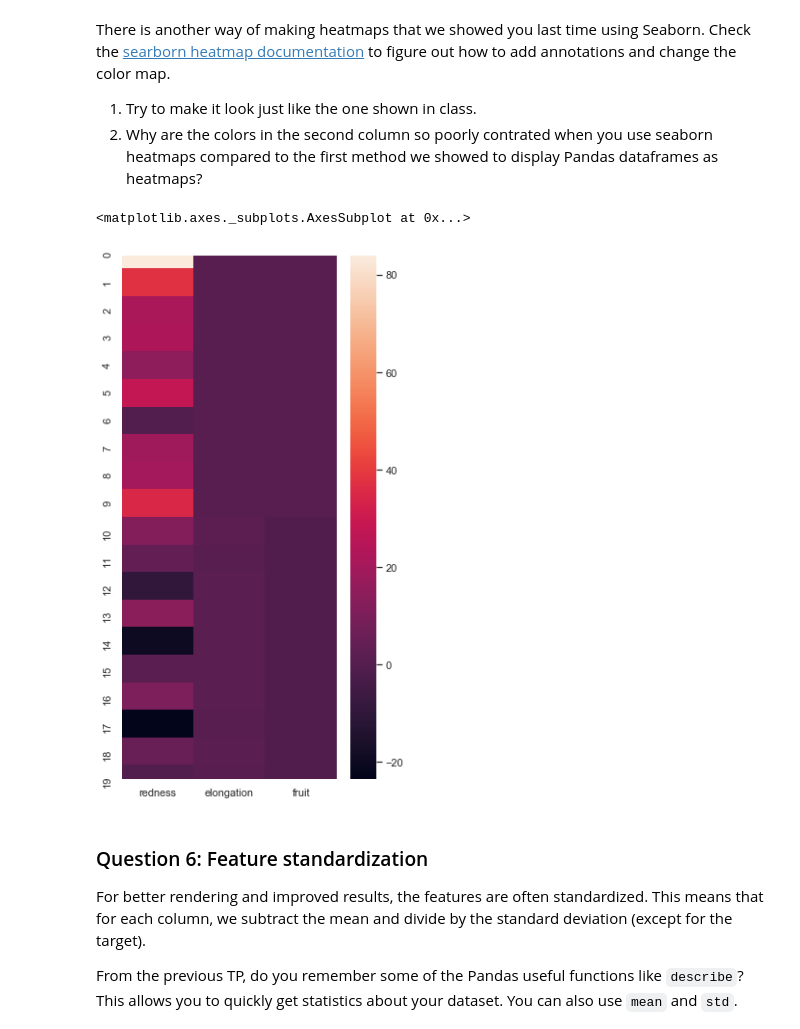
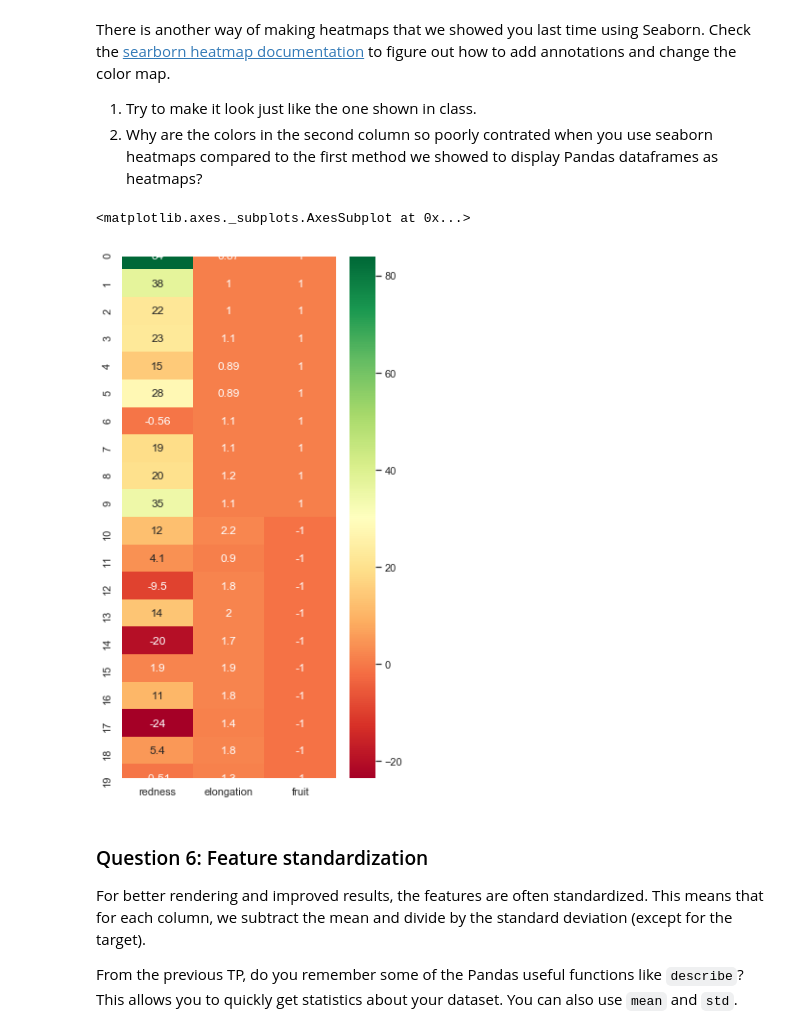
Before and after one commit to Guildart/info232, a Jupyter notebook: TP1/TP1.ipynb, the cells around one changed output. Drawn from its saved outputs; the diff is of its cells as text; code cells hidden in the pictures.

```diff
--- a/TP1/TP1.ipynb
+++ b/TP1/TP1.ipynb
@@ -322,12 +320,12 @@ There is another way of making heatmaps that we showed you last time using Seabo
 # %%
 import seaborn as sns; sns.set()
 fig = plt.figure(figsize=(5,10))
 # Put your code here the create a seaborn heat map
 # looking like the one shown in class
-sns.heatmap(_XY)
+sns.heatmap(_XY, cmap="RdYlGn", annot=True)
 # %% [output]
 <matplotlib.axes._subplots.AxesSubplot at 0x...>
-[figure, old version]
+[figure, new version]
 # %% [markdown]
 ### Question 6: Feature standardization
 For better rendering and improved results, the features are often standardized. This means that for each column, we subtract the mean and divide by the standard deviation (except for the target).
```
Also changed, not shown: parts of 8 cells of this notebook.
